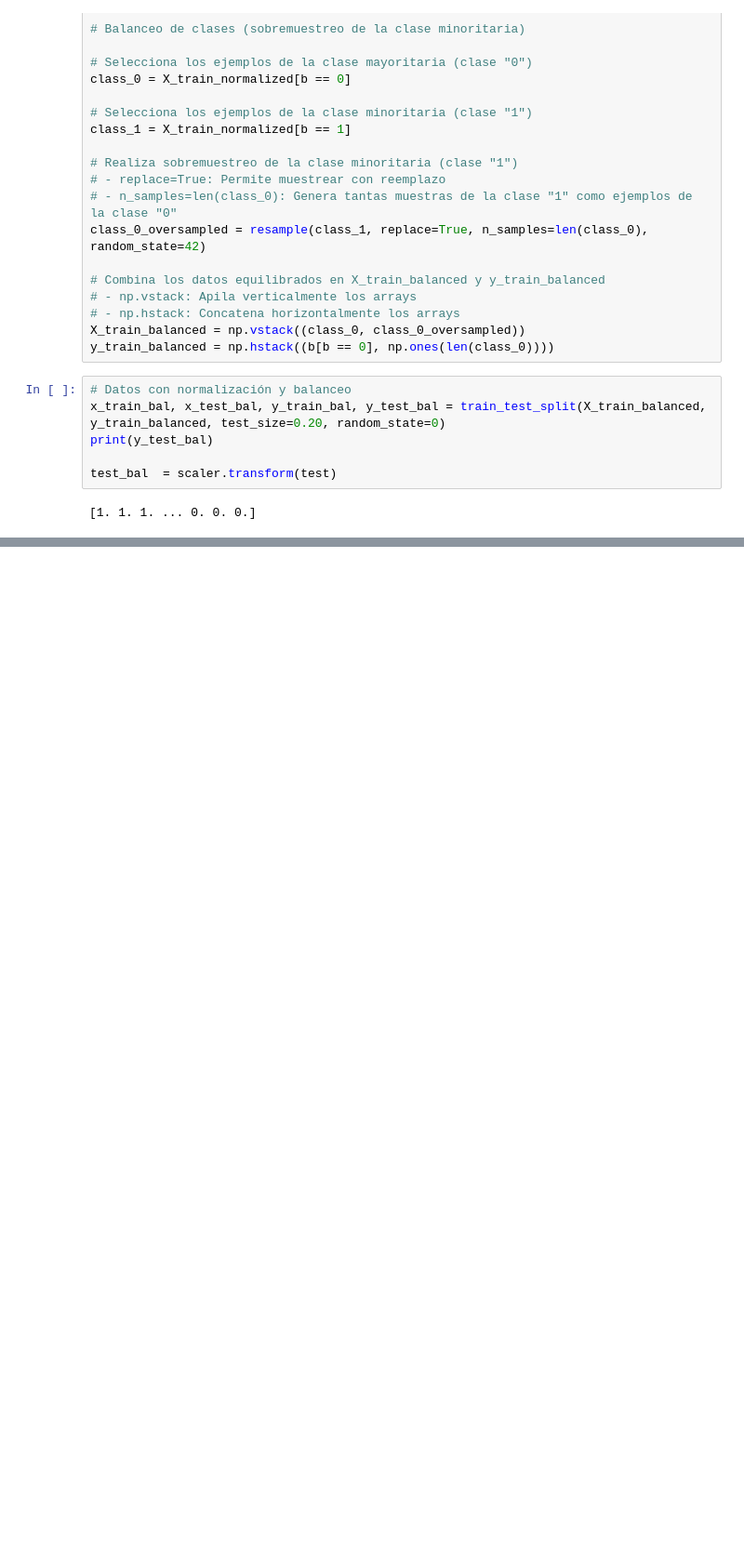
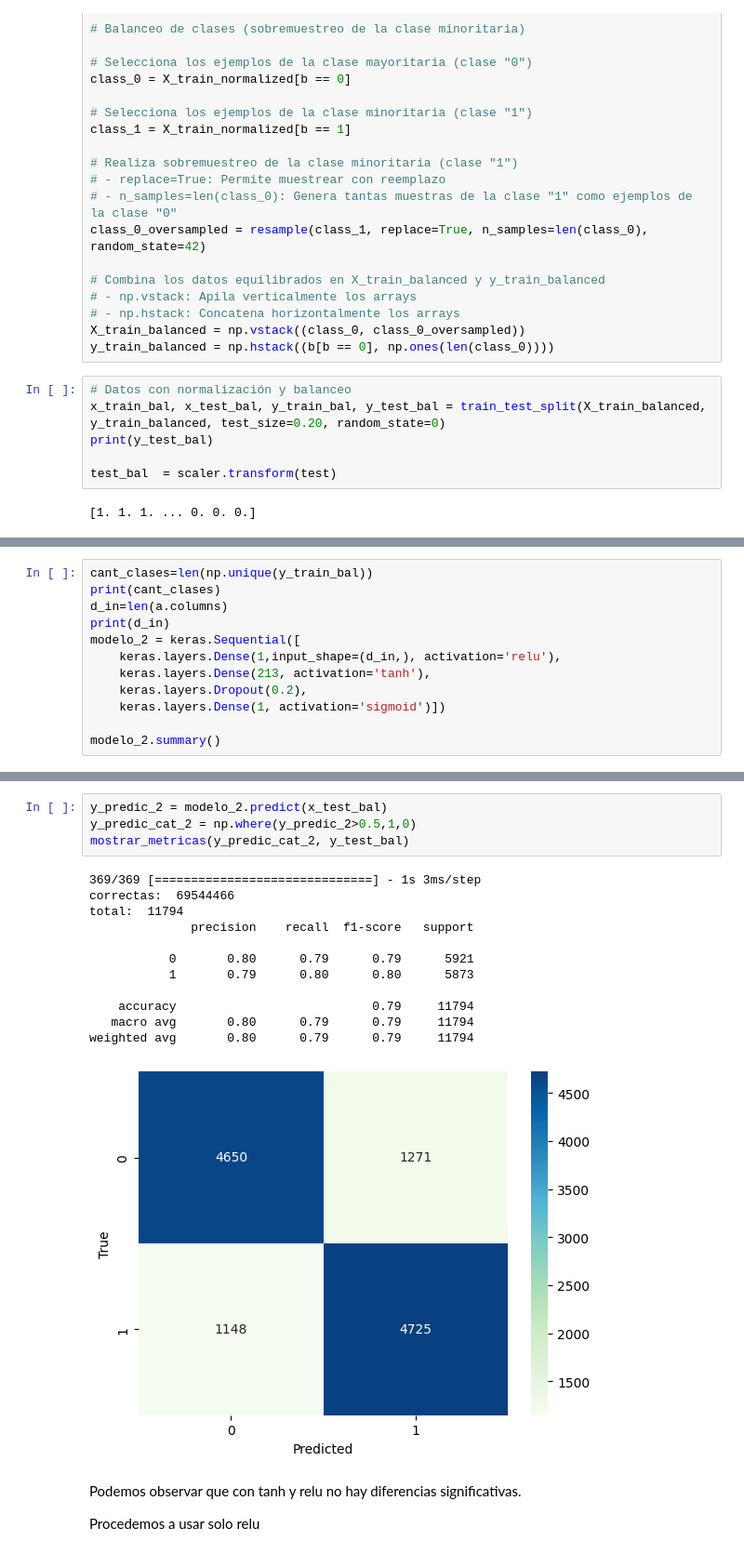
Before and after one commit to franmazzaro/7506R-2C2023-GRUPO39, a Jupyter notebook: 7506R_TP1_GRUPO39_CHP4_ENTREGA.ipynb, the cells around one changed output, grey strips where cells are left out. Shown: that part at 93% size. Saved outputs shown, nothing was run; the diff lists cells and outputs as text; blank space fills up the shorter version.

```diff
--- a/7506R_TP1_GRUPO39_CHP4_ENTREGA.ipynb
+++ b/7506R_TP1_GRUPO39_CHP4_ENTREGA.ipynb
@@ -347,0 +350,12 @@ plt.legend()
+# %%
+cant_clases=len(np.unique(y_train_bal))
+print(cant_clases)
+d_in=len(a.columns)
+print(d_in)
+modelo_2 = keras.Sequential([
+    keras.layers.Dense(1,input_shape=(d_in,), activation='relu'),
+    keras.layers.Dense(213, activation='tanh'),
+    keras.layers.Dropout(0.2),
+    keras.layers.Dense(1, activation='sigmoid')])
+
+modelo_2.summary()
@@ -347,0 +393,21 @@ plt.legend()
+# %%
+y_predic_2 = modelo_2.predict(x_test_bal)
+y_predic_cat_2 = np.where(y_predic_2>0.5,1,0)
+mostrar_metricas(y_predic_cat_2, y_test_bal)
+# %% [output]
+369/369 [==============================] - 1s 3ms/step
+correctas:  69544466
+total:  11794
+              precision    recall  f1-score   support
+
+           0       0.80      0.79      0.79      5921
+           1       0.79      0.80      0.80      5873
+
+    accuracy                           0.79     11794
+   macro avg       0.80      0.79      0.79     11794
+weighted avg       0.80      0.79      0.79     11794
+[figure, added]
+# %% [markdown]
+Podemos observar que con tanh y relu no hay diferencias significativas.
+
+Procedemos a usar solo relu
```
Also changed, not shown: parts of 54 cells of this notebook.
